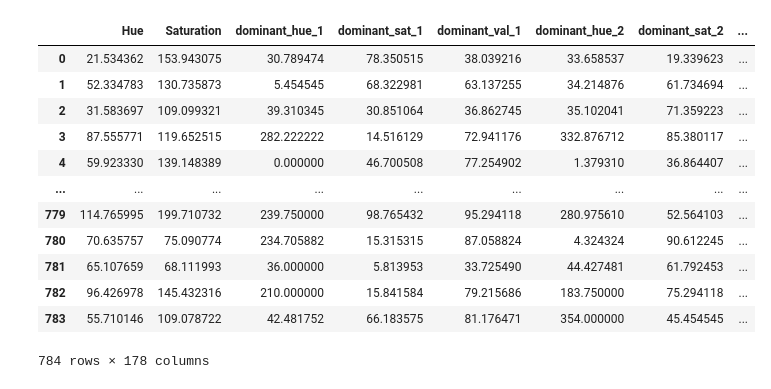
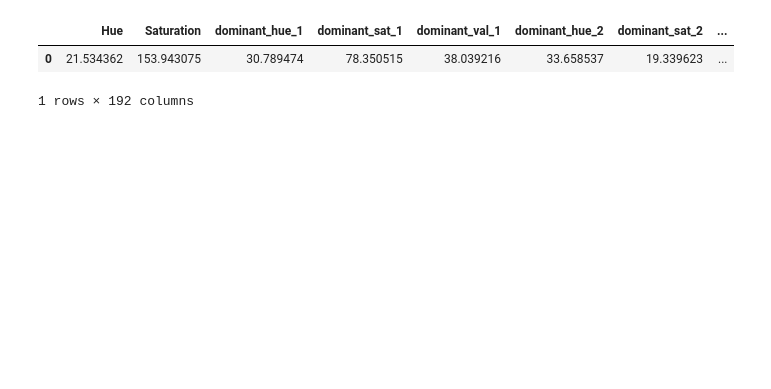
Before and after one commit to zizkincido/GraduationProject, a Jupyter notebook: Python/MergedFeatures.ipynb, the cells around one changed output. Drawn from its saved outputs; the diff is of its cells as text; code cells hidden in the pictures; blank space fills up the shorter version.

```diff
--- a/Python/MergedFeatures.ipynb
+++ b/Python/MergedFeatures.ipynb
@@ -124,5 +107,13 @@ df6 = pd.read_csv(r"C:\Users\Aziz\Desktop\Github\CSV\like_rate_segmentation_by_d
 df7 = pd.read_csv(r"C:\Users\Aziz\Desktop\Github\CSV\michelson_art.csv")
 df8 = pd.read_csv(r"C:\Users\Aziz\Desktop\Github\CSV\Wmc_ART_Ters.csv")
 df8.pop('Unnamed: 0')
-result2 = pd.concat([df,df2,df4,df5,df6,df7,df8], axis=1)
+df9 = pd.read_csv(r"C:\Users\Aziz\Desktop\Github\CSV\reduced_laplacian_art.csv")
+df9.pop('Unnamed: 0')
+df10 = pd.read_csv(r"C:\Users\Aziz\Desktop\Github\CSV\brightness_ART.csv")
+df10.pop('Unnamed: 0')
+df11 = pd.read_csv(r"C:\Users\Aziz\Desktop\Github\CSV\Dtvart_ters_normal_updated.csv")
+df11.pop('Unnamed: 0')
+
+result2 = pd.concat([df,df2,df4,df5,df6,df7,df8,df9,df10,df11], axis=1)
 result2.pop('id')
+low2 = pd.concat([df,df2,df4,df6,df7,df9,df10], axis=1)
@@ -142,17 +120,7 @@ Name: id, Length: 784, dtype: float64
 # %%
-result2
+result2.head(1)
 # %% [output]
 |  | Hue | Saturation | dominant_hue_1 | dominant_sat_1 | dominant_val_1 | dominant_hue_2 | dominant_sat_2 | ... |
 | 0 | 21.534362 | 153.943075 | 30.789474 | 78.350515 | 38.039216 | 33.658537 | 19.339623 | ... |
-| 1 | 52.334783 | 130.735873 | 5.454545 | 68.322981 | 63.137255 | 34.214876 | 61.734694 | ... |
-| 2 | 31.583697 | 109.099321 | 39.310345 | 30.851064 | 36.862745 | 35.102041 | 71.359223 | ... |
-| 3 | 87.555771 | 119.652515 | 282.222222 | 14.516129 | 72.941176 | 332.876712 | 85.380117 | ... |
-| 4 | 59.923330 | 139.148389 | 0.000000 | 46.700508 | 77.254902 | 1.379310 | 36.864407 | ... |
-| ... | ... | ... | ... | ... | ... | ... | ... | ... |
-| 779 | 114.765995 | 199.710732 | 239.750000 | 98.765432 | 95.294118 | 280.975610 | 52.564103 | ... |
-| 780 | 70.635757 | 75.090774 | 234.705882 | 15.315315 | 87.058824 | 4.324324 | 90.612245 | ... |
-| 781 | 65.107659 | 68.111993 | 36.000000 | 5.813953 | 33.725490 | 44.427481 | 61.792453 | ... |
-| 782 | 96.426978 | 145.432316 | 210.000000 | 15.841584 | 79.215686 | 183.750000 | 75.294118 | ... |
-| 783 | 55.710146 | 109.078722 | 42.481752 | 66.183575 | 81.176471 | 354.000000 | 45.454545 | ... |
-784 rows × 178 columns
+1 rows × 192 columns
 # %%
```
Also changed, not shown: parts of 15 cells of this notebook.
